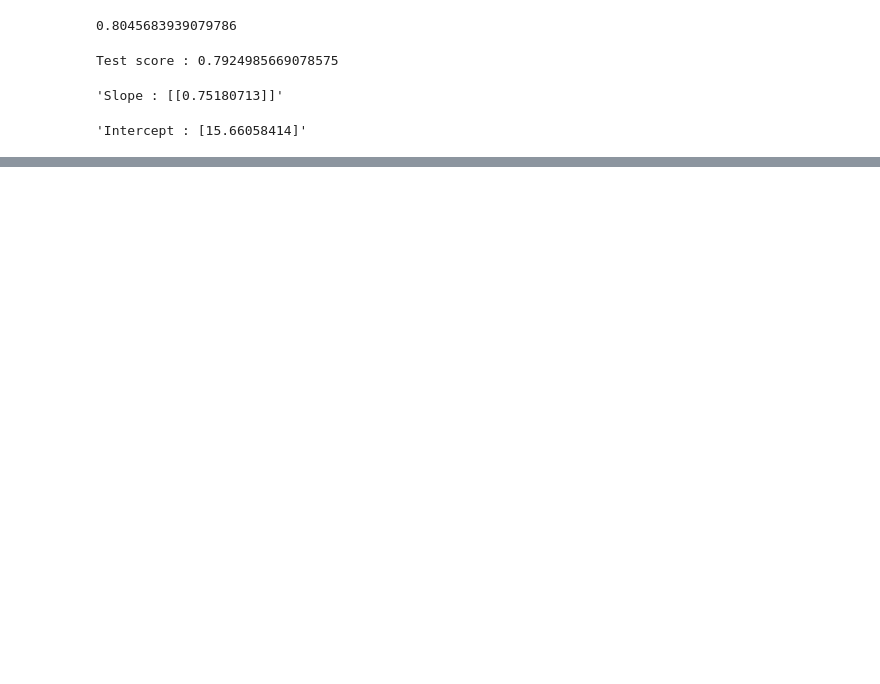
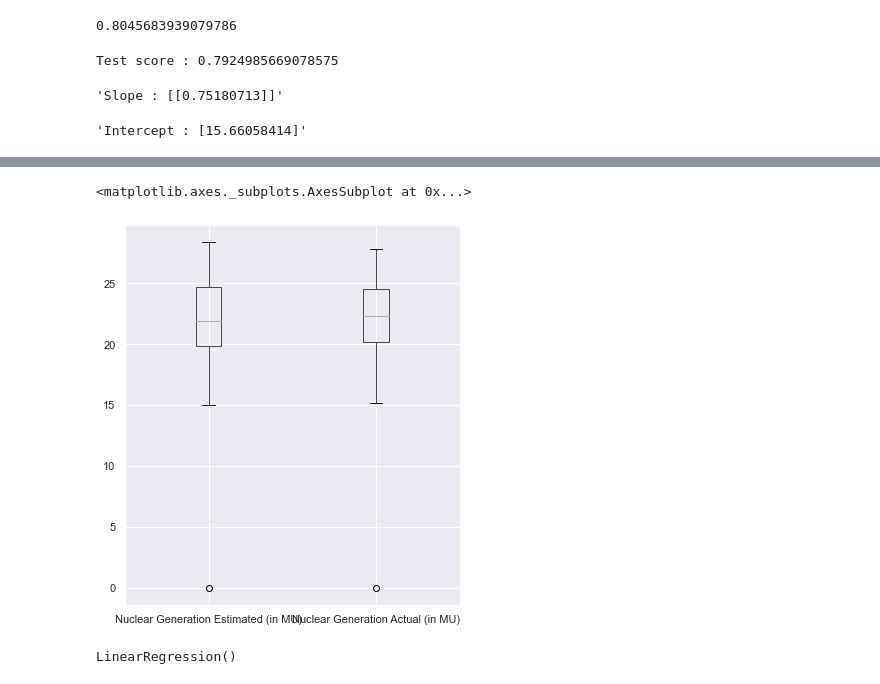
Before and after one commit to SheCodes-IEEE-CIS-GHRCE/Electricity-Generation-Analysis-and-Prediction-in-India, a Jupyter notebook: Elec-gen.ipynb, the cells around one changed output, grey strips where cells are left out. Drawn from its saved outputs; the diff is of its cells as text; code cells hidden in the pictures; blank space fills up the shorter version.

```diff
--- a/Elec-gen.ipynb
+++ b/Elec-gen.ipynb
@@ -870,0 +1028,3 @@ f'Intercept : {linreg.intercept_}'
+# %%
+mean_thermal = mean_power[['Nuclear Generation Estimated (in MU)','Nuclear Generation Actual (in MU)']]
+mean_thermal
@@ -870,0 +1045,5 @@ f'Intercept : {linreg.intercept_}'
+# %%
+mean_thermal.boxplot()
+# %% [output]
+<matplotlib.axes._subplots.AxesSubplot at 0x...>
+[figure, added]
@@ -870,0 +1055,5 @@ f'Intercept : {linreg.intercept_}'
+# %%
+linreg = LinearRegression()
+linreg.fit(x_train,y_train)
+# %% [output]
+LinearRegression()
```
Also changed, not shown: parts of 161 cells of this notebook.
